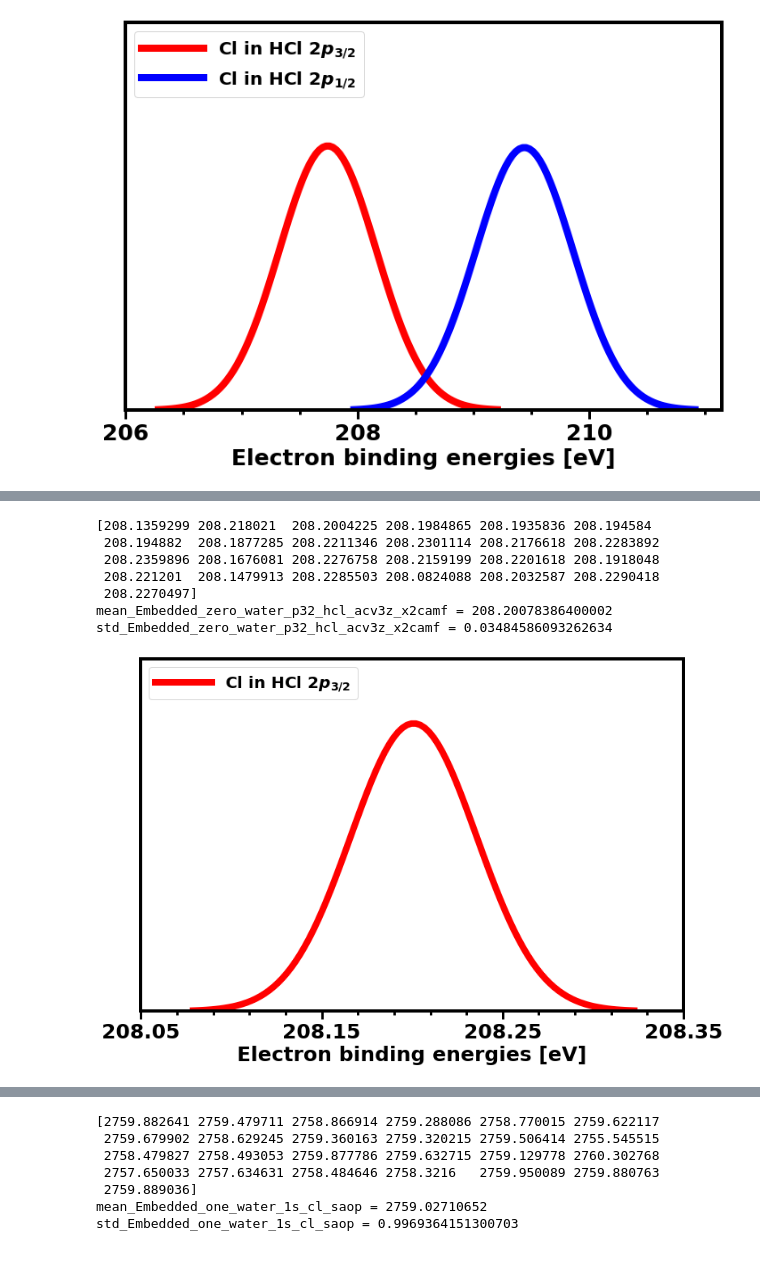
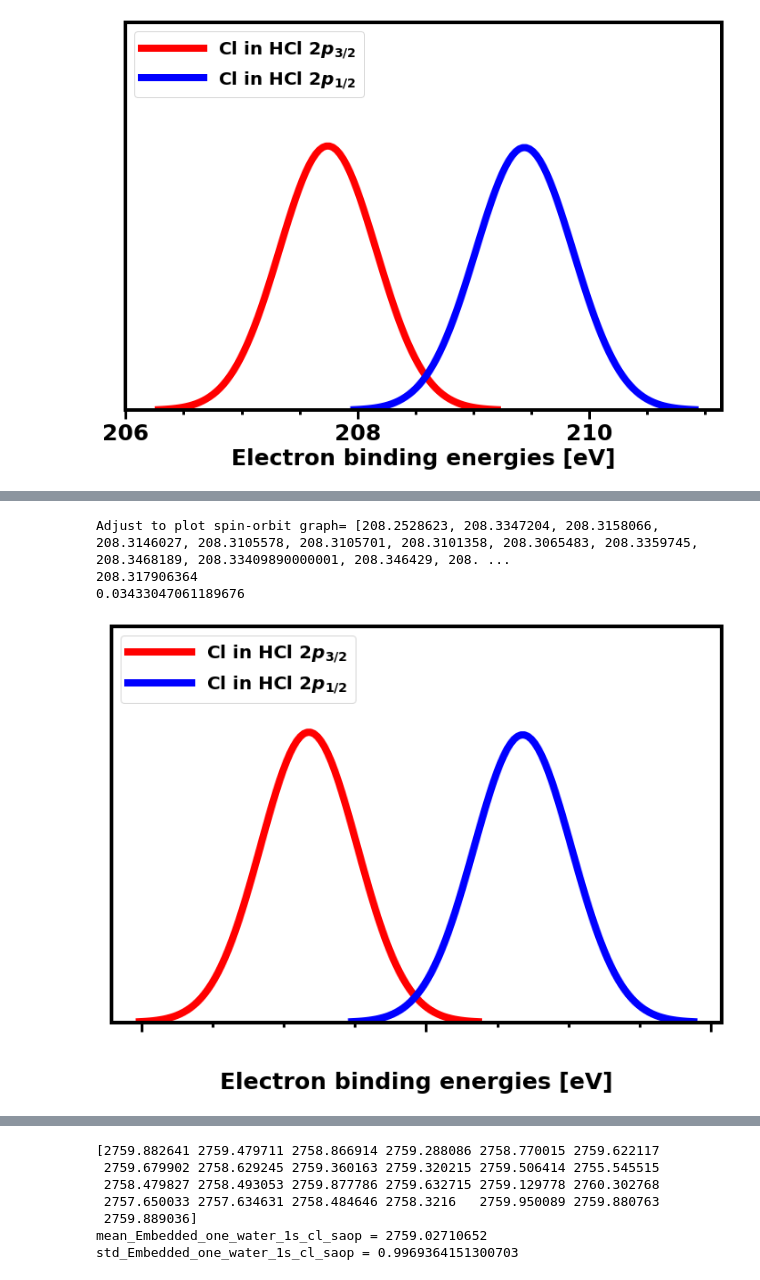
Before and after one commit to richopoku/HCl_project_graphs_binder, a Jupyter notebook: Graphs_core_properties.ipynb, the cells around one changed output, grey strips where cells are left out. Drawn from its saved outputs; the diff is of its cells as text; code cells hidden in the pictures.

```diff
--- a/Graphs_core_properties.ipynb
+++ b/Graphs_core_properties.ipynb
@@ -3336,53 +2520,54 @@ std_Embedded_zero_water_p12_hcl_acv3z_x2camf = 0.03448170571604977
 # %%
-#HCl adsorbed on ice, zero water molecule added to the HCl : 2p1/2 and 2p3/2 with ccsd x2camf and acv3z basis set
+#HCl adsorbed on ice, zero water molecule added to the HCl : 2p1/2 and 2p3/2 with ccsd x2cmmf Gaunt and d-aug-acv3z basis set
 
-Embedded_zero_water_p32_hcl_acv3z_x2camf = df.Embedded_zero_water_p32_hcl_acv3z_x2camf
+adjust_for_spin_orbit = []
 
-Embedded_zero_water_p32_hcl_acv3z_x2camf = np.array(Embedded_zero_water_p32_hcl_acv3z_x2camf)
-print(Embedded_zero_water_p32_hcl_acv3z_x2camf)
-
-mean_Embedded_zero_water_p32_hcl_acv3z_x2camf = np.mean(Embedded_zero_water_p32_hcl_acv3z_x2camf)
-print("mean_Embedded_zero_water_p32_hcl_acv3z_x2camf =", mean_Embedded_zero_water_p32_hcl_acv3z_x2camf)
+for i in eomip_hcl_embedded_CVS_daug_acv3z_x2cmmf_gaunt_2p12:
+    i-=1.44
+    adjust_for_spin_orbit.append(i)
+print("Adjust to plot spin-orbit graph=", adjust_for_spin_orbit)
 
 
-std_Embedded_zero_water_p32_hcl_acv3z_x2camf = np.std(Embedded_zero_water_p32_hcl_acv3z_x2camf)
-print("std_Embedded_zero_water_p32_hcl_acv3z_x2camf =", std_Embedded_zero_water_p32_hcl_acv3z_x2camf)
+mean_adjust_for_spin_orbit = np.mean(adjust_for_spin_orbit)
+std_adjust_for_spin_orbit = np.std(adjust_for_spin_orbit)
+print(mean_adjust_for_spin_orbit )
+print(std_adjust_for_spin_orbit )
 
 
-Embedded_zero_water_p32_hcl_acv3z_x2camf_BE = np.linspace(mean_Embedded_zero_water_p32_hcl_acv3z_x2camf - 3.5*std_Embedded_zero_water_p32_hcl_acv3z_x2camf, mean_Embedded_zero_water_p32_hcl_acv3z_x2camf + 3.5*std_Embedded_zero_water_p32_hcl_acv3z_x2camf, 100)
+spin_x_32 =  np.linspace(mean_adjust_for_spin_orbit - 3.5*std_adjust_for_spin_orbit, mean_adjust_for_spin_orbit + 3.5*std_adjust_for_spin_orbit, 100)
+#print(spin_x_32)
+
 
 plt.figure(figsize=(12,8))
 
 plt.ticklabel_format(useOffset=False)
 
-
-plt.plot(Embedded_zero_water_p32_hcl_acv3z_x2camf_BE, scipy.stats.norm.pdf(Embedded_zero_water_p32_hcl_acv3z_x2camf_BE, mean_Embedded_zero_water_p32_hcl_acv3z_x2camf, std_Embedded_zero_water_p32_hcl_acv3z_x2camf), color="red", marker='>', markersize=2, linestyle='solid',label='Cl in HCl 2$p_{3/2}$', linewidth=8)
+plt.plot(eomip_hcl_embedded_CVS_daug_acv3z_x2cmmf_gaunt_2p32_BE, scipy.stats.norm.pdf(eomip_hcl_embedded_CVS_daug_acv3z_x2cmmf_gaunt_2p32_BE, mean_eomip_hcl_embedded_CVS_daug_acv3z_x2cmmf_gaunt_2p32, std_eomip_hcl_embedded_CVS_daug_acv3z_x2cmmf_gaunt_2p32), color="red", marker='>', markersize=2, linestyle='solid',label='Cl in HCl 2$p_{3/2}$', linewidth=8)
+plt.plot(spin_x_32, scipy.stats.norm.pdf(spin_x_32, mean_adjust_for_spin_orbit, std_adjust_for_spin_orbit), color="blue", marker='>', markersize=2, linestyle='solid',label='Cl in HCl 2$p_{1/2}$', linewidth=8)
 
 
 
 
 plt.minorticks_on()
-plt.tick_params(axis='both', which='major', length=10, width=3)
-plt.tick_params(axis='x', which='minor', length=5, width=3)
-plt.ylim([0.0, 14])
-plt.xticks(np.arange(208.05, 208.45, 0.1))
+plt.tick_params(axis='both', which='major', length=10, width=3, pad=40)
+plt.tick_params(axis='x', which='minor', length=5, width=3, pad=15)
+plt.ylim([0.0, 16])
+plt.xticks(np.arange(208.05, 208.60, 0.2))
 plt.xticks(fontsize=25, fontweight='bold')
 plt.yticks(fontsize=25, fontweight='bold')
 plt.legend(loc=2, prop={'size': 20}, handlelength=3.5)
 plt.xlabel('Electron binding energies [eV]', fontsize=25, fontweight='bold')
 plt.gca().axes.get_yaxis().set_visible(False)
+plt.gca().axes.xaxis.set_ticklabels([])
+
 #plt.ylabel('Normalized distribution', fontsize=20, fontweight='bold')
 
-#plt.savefig('hcl_in_ice_50-0water_ccsd-2p32.png', bbox_inches='tight', dpi=400)
+#plt.savefig('hcl_in_ice_50-0water_ccsd-2p12_32.png', bbox_inches='tight', dpi=400)
 
 plt.show()
 plt.close()
 # %% [output]
-[208.1359299 208.218021  208.2004225 208.1984865 208.1935836 208.194584
- 208.194882  208.1877285 208.2211346 208.2301114 208.2176618 208.2283892
- 208.2359896 208.1676081 208.2276758 208.2159199 208.2201618 208.1918048
- 208.221201  208.1479913 208.2285503 208.0824088 208.2032587 208.2290418
- 208.2270497]
-mean_Embedded_zero_water_p32_hcl_acv3z_x2camf = 208.20078386400002
-std_Embedded_zero_water_p32_hcl_acv3z_x2camf = 0.03484586093262634
+Adjust to plot spin-orbit graph= [208.2528623, 208.3347204, 208.3158066, 208.3146027, 208.3105578, 208.3105701, 208.3101358, 208.3065483, 208.3359745, 208.3468189, 208.33409890000001, 208.346429, 208. ...
+208.317906364
+0.03433047061189676
-[figure, old version]
+[figure, new version]
```
Also changed, not shown: parts of 77 cells of this notebook, 11 other files.
